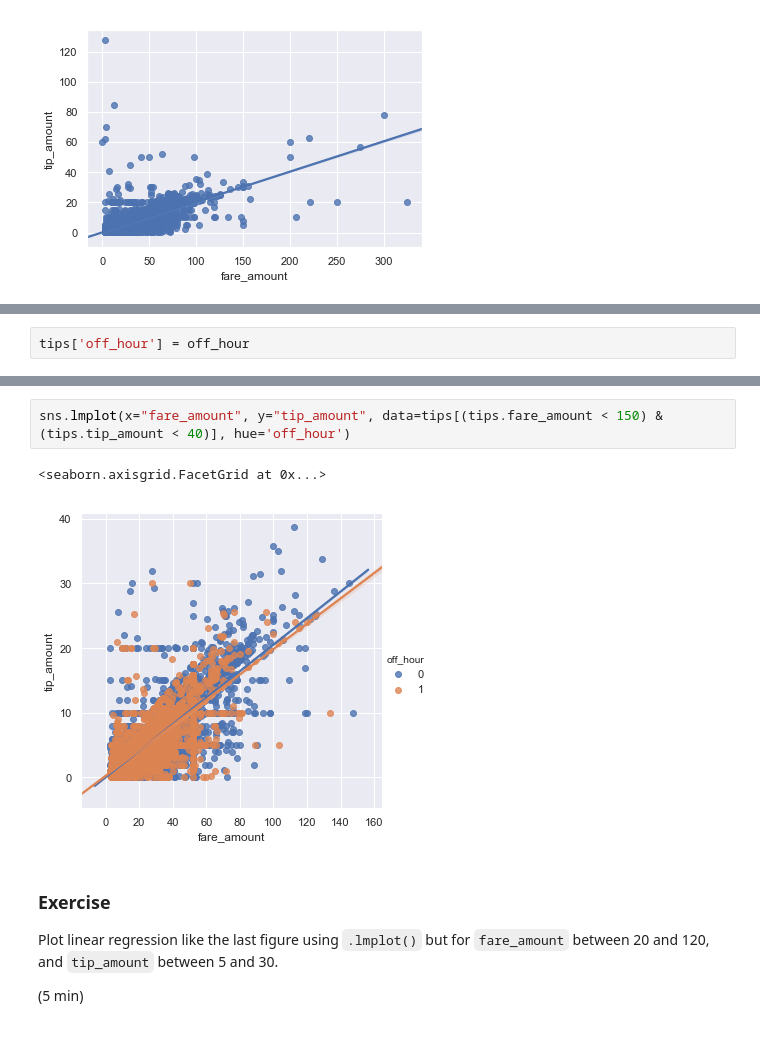
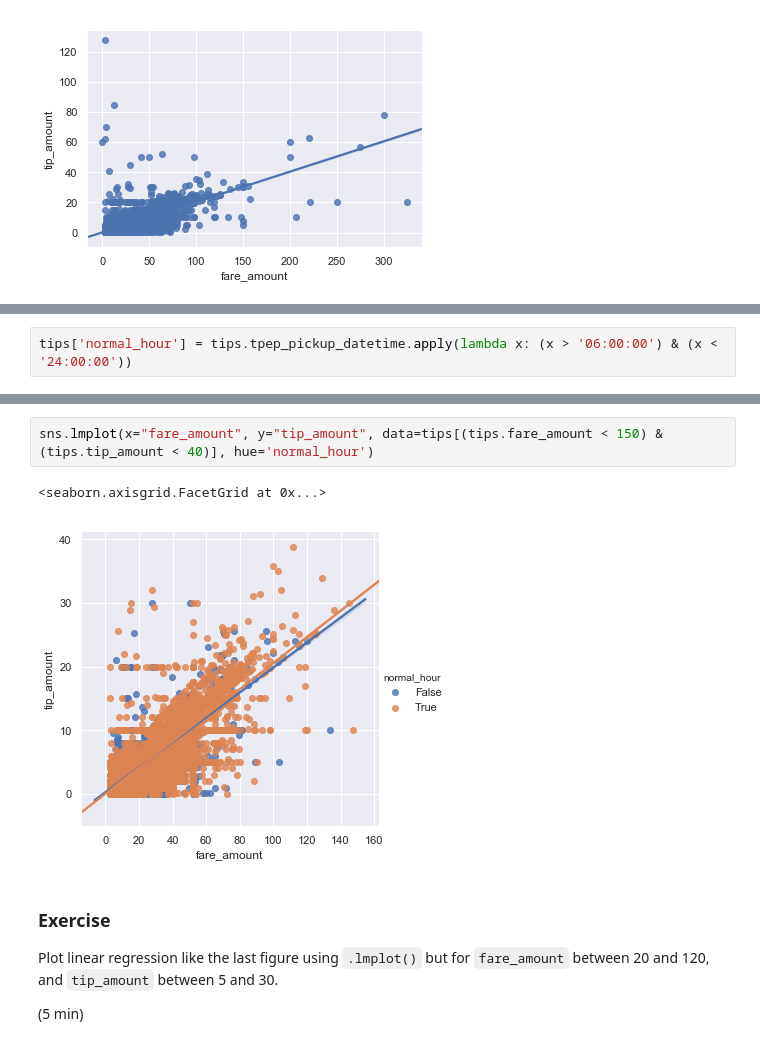
Before and after one commit to MridulS/intro-to-data-science, a Jupyter notebook: Introduction-Python-Pandas-Networks.ipynb, the cells around one changed output, grey strips where cells are left out. Cells and saved outputs as stored; diff of their text form.

```diff
--- a/Introduction-Python-Pandas-Networks.ipynb
+++ b/Introduction-Python-Pandas-Networks.ipynb
@@ -648,3 +639,3 @@ for row in tips.iterrows():
-# %%
-tips['off_hour'] = off_hour
+# %%
+tips['normal_hour'] = tips.tpep_pickup_datetime.apply(lambda x: (x > '06:00:00') & (x < '24:00:00'))
 # %%
@@ -660,8 +651,8 @@ sns.lmplot(x="fare_amount", y="tip_amount", data=tips, hue='off_hour')
 # %%
-sns.lmplot(x="fare_amount", y="tip_amount", data=tips[(tips.fare_amount < 150) & (tips.tip_amount < 40)], hue='off_hour')
+sns.lmplot(x="fare_amount", y="tip_amount", data=tips[(tips.fare_amount < 150) & (tips.tip_amount < 40)], hue='normal_hour')
 # %% [output]
 <seaborn.axisgrid.FacetGrid at 0x...>
-[figure, old version]
+[figure, new version]
 # %% [markdown]
 ### Exercise
 
```
Also changed, not shown: parts of 35 cells of this notebook, 1 other file.
